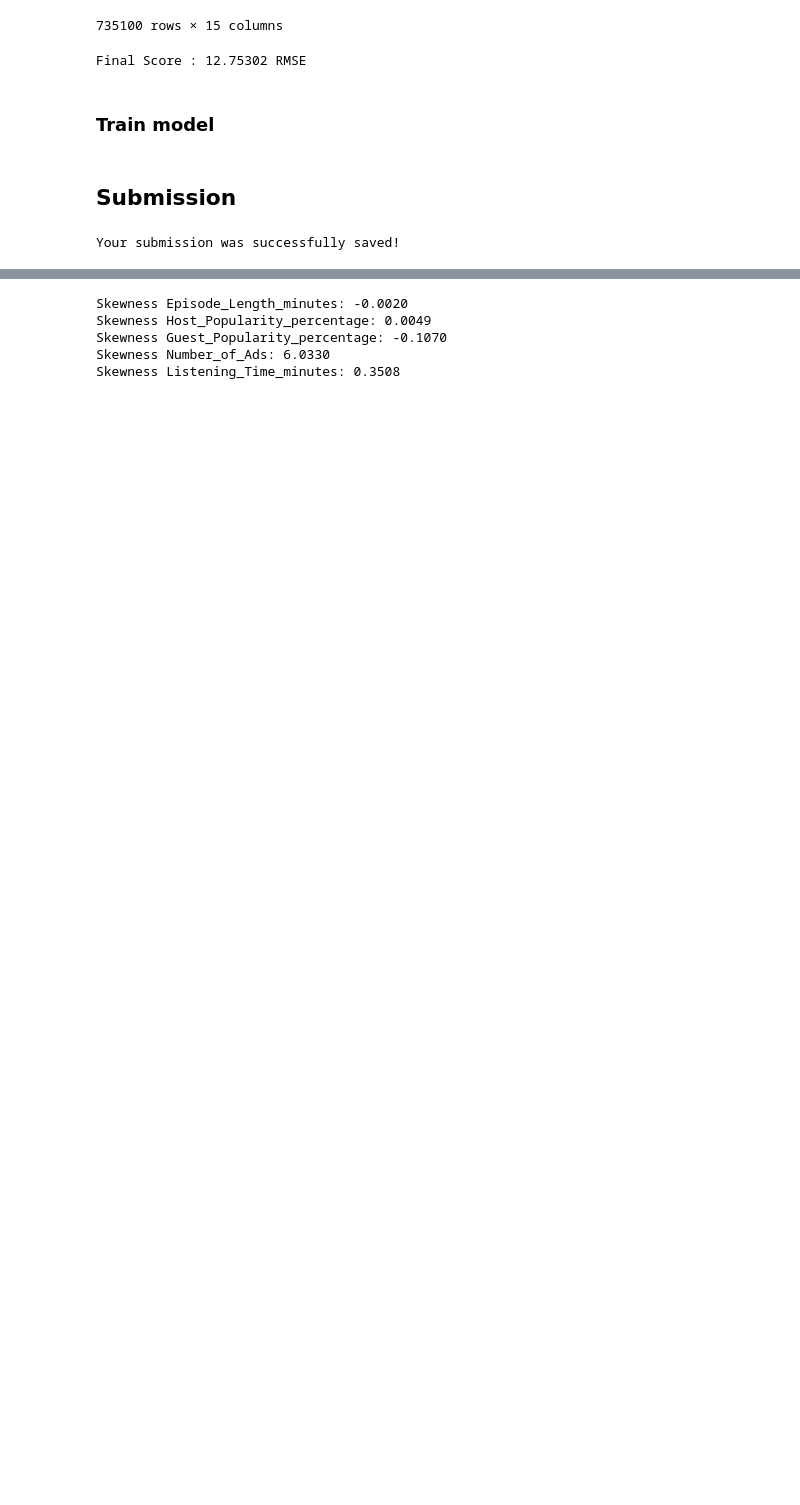
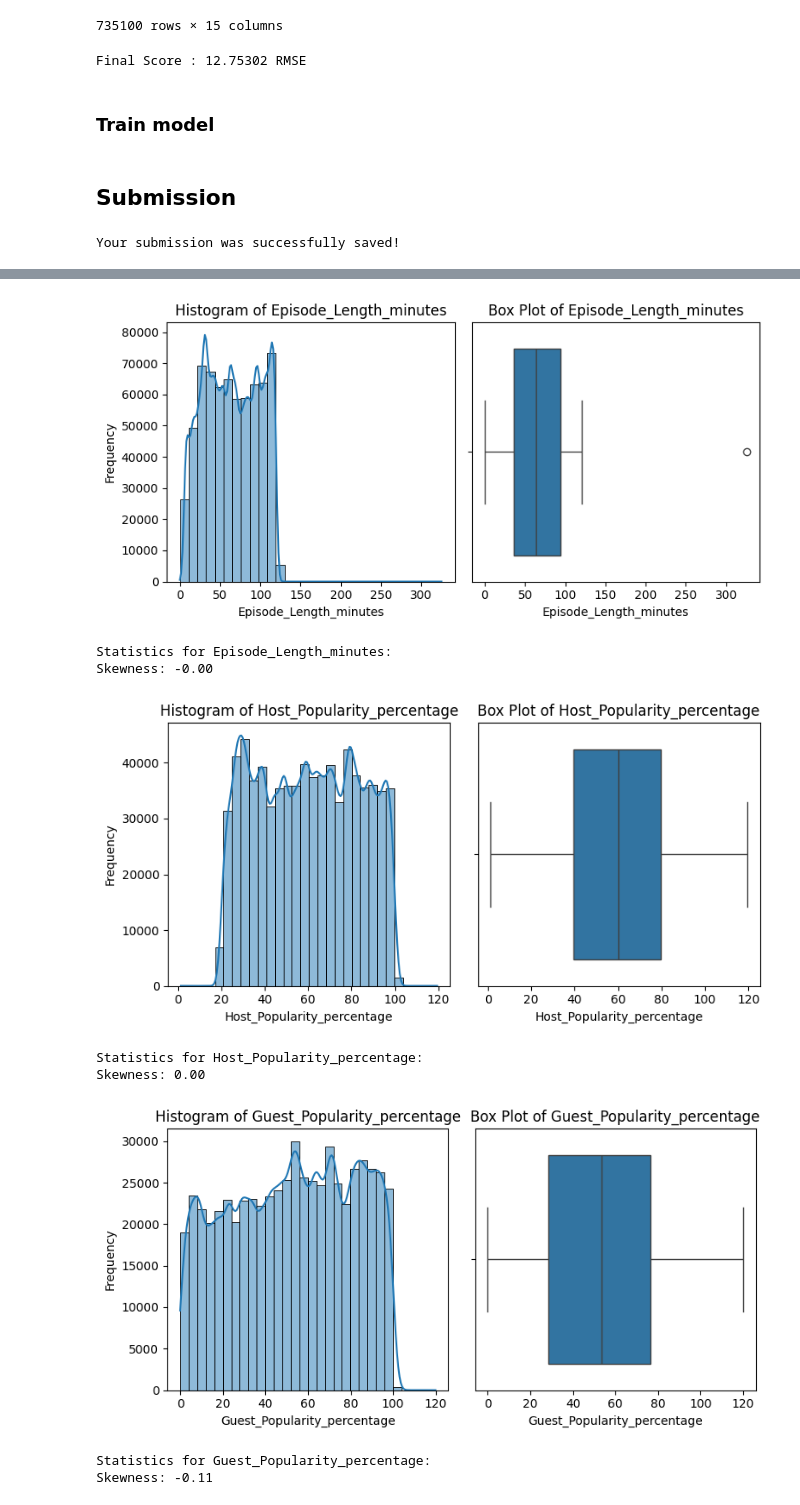
Before and after one commit to AzrilFahmiardi/podcast_listeningtime_compe, a Jupyter notebook: podcast_listeningTime_compe.ipynb, the cells around one changed output, grey strips where cells are left out. Cells and saved outputs as stored; diff of their text form; code cells hidden in the pictures; blank space fills up the shorter version.

Commit message:
Tes Skew Final

```diff
--- a/podcast_listeningTime_compe.ipynb
+++ b/podcast_listeningTime_compe.ipynb
@@ -929,27 +968,46 @@ def experiment_4():
 # %%
 def data_experiment():
     df_train = pd.read_csv(data_dir + 'train.csv', index_col="id")
     return df_train
 
-def Skew_Fix(df):  # <-- Tambah parameter df
-    numerical_features = [
+numerical_features = [
         "Episode_Length_minutes",
         "Host_Popularity_percentage",
         "Guest_Popularity_percentage",
         "Number_of_Ads",
         "Listening_Time_minutes",
     ]
 
-    for col in numerical_features:
-        skewness_value = skew(df[col].dropna())
-        print(f'Skewness {col}: {skewness_value:.4f}')
+df_train = data_experiment()
 
+for feature in numerical_features:
+    plt.figure(figsize=(8, 4))
 
-df_train = data_experiment()
-Skew_Fix(df_train)
+    # Histogram with KDE (Kernel Density Estimate)
+    plt.subplot(1, 2, 1)
+    sns.histplot(df_train[feature], kde=True, bins=30)
+    plt.title(f"Histogram of {feature}")
+    plt.xlabel(feature)
+    plt.ylabel("Frequency")
+
+    # Box plot to identify outliers
+    plt.subplot(1, 2, 2)
+    sns.boxplot(x=df_train[feature])
+    plt.title(f"Box Plot of {feature}")
+
+    plt.tight_layout()
+    plt.show()
+
+    # Print additional statistics
+    print(f"\nStatistics for {feature}:")
+    print(f"Skewness: {df_train[feature].skew():.2f}")
 # %% [output]
+[figure, added]
-Skewness Episode_Length_minutes: -0.0020
-Skewness Host_Popularity_percentage: 0.0049
-Skewness Guest_Popularity_percentage: -0.1070
-Skewness Number_of_Ads: 6.0330
-Skewness Listening_Time_minutes: 0.3508
+Statistics for Episode_Length_minutes:
+Skewness: -0.00
+[figure, added]
+Statistics for Host_Popularity_percentage:
+Skewness: 0.00
+[figure, added]
+Statistics for Guest_Popularity_percentage:
+Skewness: -0.11
```
Also changed, not shown: parts of 9 cells of this notebook.
